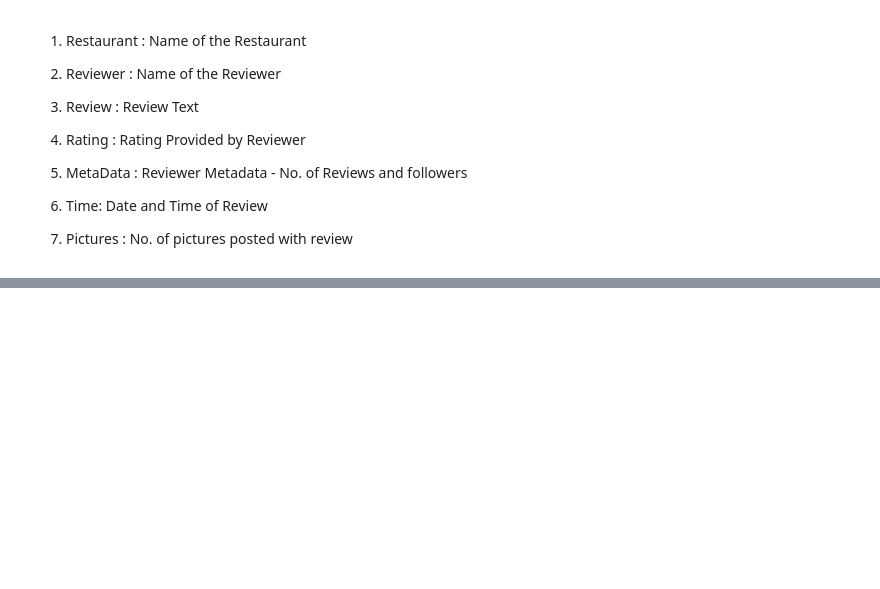
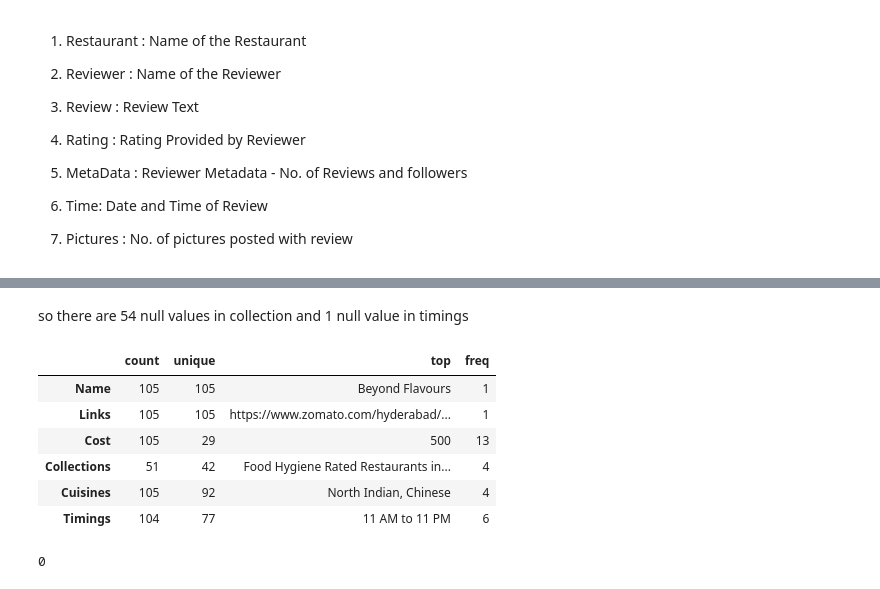
Before and after one commit to Nakulpradeep94/-ZOMATO-RESTAURANT-CLUSTERING-AND-SENTIMENT-ANALYSIS, a Jupyter notebook: ZOMATO_RESTAURANT_CLUSTERING_AND_SENTIMENT_ANALYSIS.ipynb, the cells around one changed output, grey strips where cells are left out. Drawn from its saved outputs; the diff is of its cells as text; code cells hidden in the pictures; blank space fills up the shorter version.

```diff
--- a/ZOMATO_RESTAURANT_CLUSTERING_AND_SENTIMENT_ANALYSIS.ipynb
+++ b/ZOMATO_RESTAURANT_CLUSTERING_AND_SENTIMENT_ANALYSIS.ipynb
@@ -48,0 +123,17 @@ Merge this dataset with Names and Matadata and then use for sentiment analysis p
+# %% [markdown]
+so there are 54 null values in collection and 1 null value in timings
+# %%
+df1.describe().T
+# %% [output]
+|  | count | unique | top | freq |
+| Name | 105 | 105 | Beyond Flavours | 1 |
+| Links | 105 | 105 | https://www.zomato.com/hyderabad/... | 1 |
+| Cost | 105 | 29 | 500 | 13 |
+| Collections | 51 | 42 | Food Hygiene Rated Restaurants in... | 4 |
+| Cuisines | 105 | 92 | North Indian, Chinese | 4 |
+| Timings | 104 | 77 | 11 AM to 11 PM | 6 |
+# %%
+#checking for duplicate values in the first dataset
+df1.duplicated().sum()
+# %% [output]
+0
```
Also changed, not shown: parts of 14 cells of this notebook.
